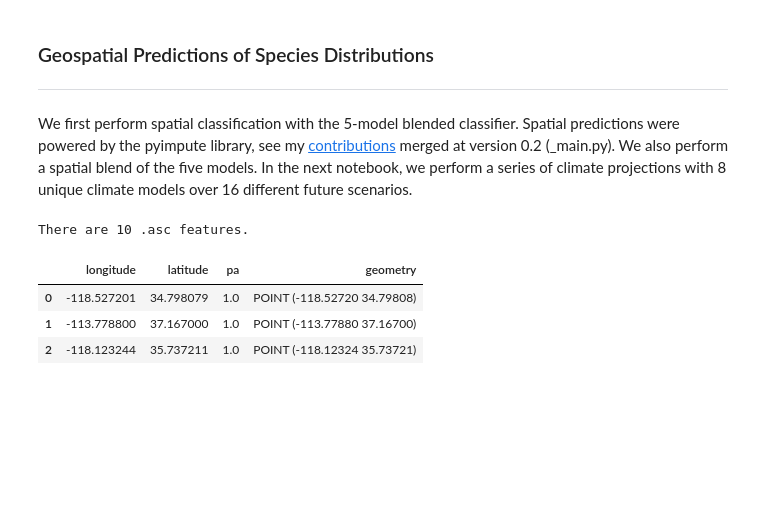
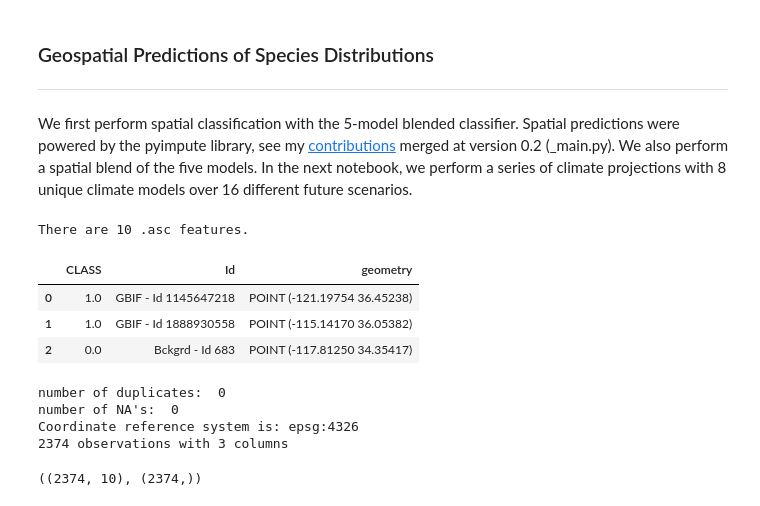
Before and after one commit to daniel-furman/ensemble-climate-projections, a Jupyter notebook: Comparing_MLs.ipynb, the cells around one changed output. Drawn from its saved outputs; the diff is of its cells as text; code cells hidden in the pictures; blank space fills up the shorter version.

```diff
--- a/Comparing_MLs.ipynb
+++ b/Comparing_MLs.ipynb
@@ -106,32 +108,38 @@ import pyimpute
 # %%
 import glob
 import geopandas as gpd
 import rasterio
 import matplotlib.pyplot as plt
 # grab features
 explanatory_rasters = sorted(glob.glob(
-    '/Users/danielfurman/Data_science_code/xantusia-data-main/train_tifs/bclim*.asc'))
+    '/Users/danielfurman/Data_science_code/xantuisa-codebase/data/train-rasters-2.5m/bclim*.asc'))
 
 print('\nThere are', len(explanatory_rasters), '.asc features.') # check there are ten
 # grab geojson of presences/absences
 response_data = gpd.GeoDataFrame.from_file(
-    '/Users/danielfurman/Data_science_code/xantusia-data-main/points_xv/points_xv.shp')
+    '/Users/danielfurman/Data_science_code/xantuisa-codebase/data/geofile-xv-presences/xv.shp')
 response_data.head(3) # check geojson
 # %% [output]
 There are 10 .asc features.
-|  | longitude | latitude | pa | geometry |
-| 0 | -118.527201 | 34.798079 | 1.0 | POINT (-118.52720 34.79808) |
-| 1 | -113.778800 | 37.167000 | 1.0 | POINT (-113.77880 37.16700) |
-| 2 | -118.123244 | 35.737211 | 1.0 | POINT (-118.12324 35.73721) |
+|  | CLASS | Id | geometry |
+| 0 | 1.0 | GBIF - Id 1145647218 | POINT (-121.19754 36.45238) |
+| 1 | 1.0 | GBIF - Id 1888930558 | POINT (-115.14170 36.05382) |
+| 2 | 0.0 | Bckgrd - Id 683 | POINT (-117.81250 34.35417) |
+# %%
+print("number of duplicates: ", response_data.duplicated(subset='geometry', keep='first').sum())
+print("number of NA's: ", response_data['geometry'].isna().sum())
+print("Coordinate reference system is: {}".format(response_data.crs))
+print("{} observations with {} columns".format(*response_data.shape))
+# %% [output]
+number of duplicates:  0
+number of NA's:  0
+Coordinate reference system is: epsg:4326
+2374 observations with 3 columns
 # %%
 # create pyimpute framework with presences/absences geojson and feature rasters
 train_xs, train_y = load_training_vector(response_data,
                                          explanatory_rasters,
-                                         response_field='pa')
-# train_xs.shape, train_y.shape # check shape
-target_xs, raster_info = load_targets(explanatory_rasters)
-blender_specific.fit(train_xs, train_y)
-# spatial prediction with impute function, saves tifs to file
-impute(target_xs, blender_specific, raster_info,
-       outdir="/Users/danielfurman/Data_science_code/ensemble-climate-projections",
-       class_prob=True, certainty=True)
+                                         response_field='CLASS')
+train_xs.shape, train_y.shape # check shape
+# %% [output]
+((2374, 10), (2374,))
```
Also changed, not shown: parts of 10 cells of this notebook, 2 other files.
